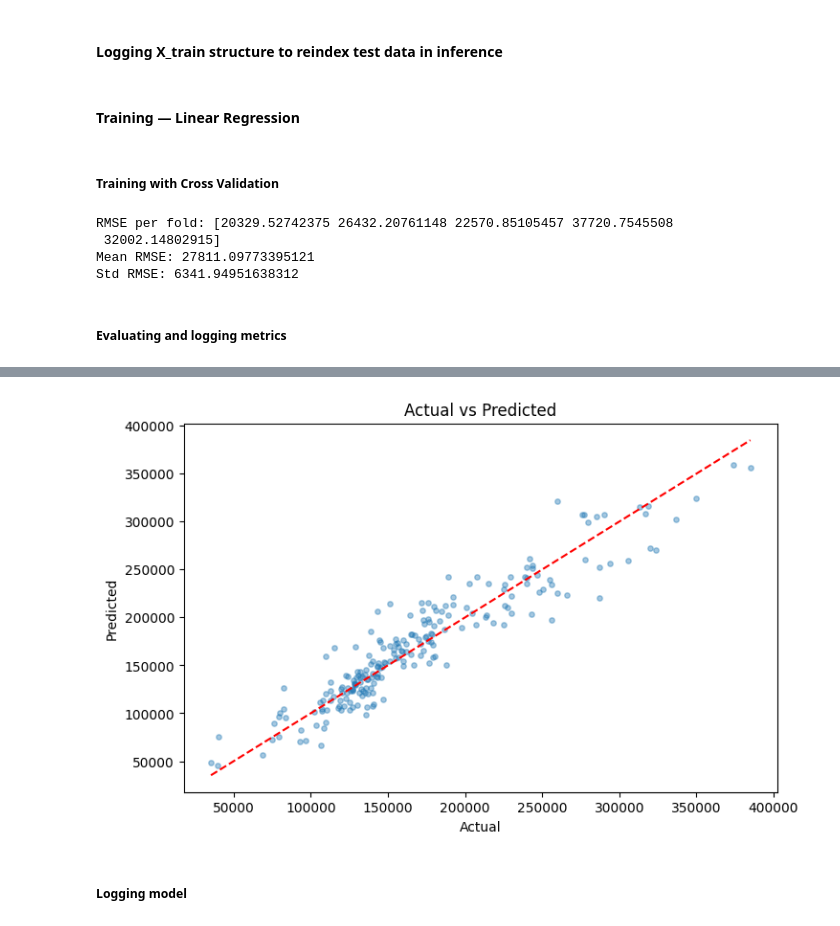
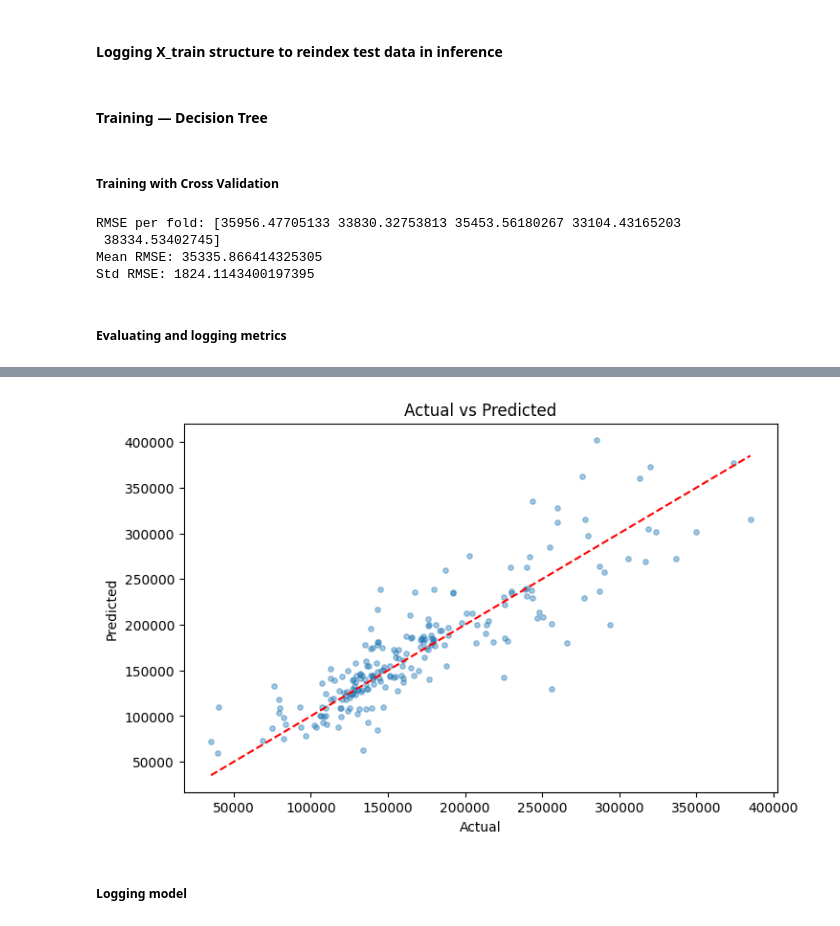
Before and after one commit to gbera23-dev/Machine-Learning, a Jupyter notebook: Assignment1/model_files/model_experiment.ipynb, the cells around one changed output, grey strips where cells are left out. Drawn from its saved outputs; the diff is of its cells as text; code cells hidden in the pictures.

Commit message:
ADD: added baseline decision tree model

```diff
--- a/Assignment1/model_files/model_experiment.ipynb
+++ b/Assignment1/model_files/model_experiment.ipynb
@@ -309,4 +273,0 @@ print(cardinality_dict)
-# %%
-dataset_df = pd.get_dummies(dataset_df, dtype=int, drop_first=True)
-dataset_df.info()
-mlflow.log_param("number of columns after OHE", dataset_df.columns.size)
@@ -451,17 +425,28 @@ with open('train_columns_optimized.json', 'w') as f:
     json.dump(list(X_train.columns), f)
 # %% [markdown]
-#### Training — Linear Regression
+#### Training — Decision Tree
 # %% [markdown]
 ##### Training with Cross Validation
 # %%
 from sklearn.model_selection import cross_val_score
-from sklearn.linear_model import Ridge
+from sklearn.tree import DecisionTreeRegressor
 import numpy as np
-model = Ridge(alpha = 2)
+
+tree_depth
+
+
+# baseline model — default parameters, no depth limit
+# max_depth=None means the tree grows until all leaves are pure
+model = DecisionTreeRegressor(random_state=42)
+
+mlflow.log_param("model", "DecisionTreeRegressor")
+mlflow.log_param("max_depth", "None (default)")
+mlflow.log_param("min_samples_split", 2)
+mlflow.log_param("min_samples_leaf", 1)
 
 scores = cross_val_score(model, X_train, y_train, cv=5, scoring='neg_root_mean_squared_error')
 
-rmse_scores = -scores # since root mean square returned by sklearn is negative
+rmse_scores = -scores
 mean_rmse = np.mean(rmse_scores)
 std_rmse = np.std(rmse_scores)
 
@@ -472,29 +457,19 @@ print(f"Std RMSE: {std_rmse}")
 mlflow.log_metric("mean_cv_rmse", mean_rmse)
 mlflow.log_metric("std_cv_rmse", std_rmse)
 # %% [output]
-RMSE per fold: [20329.52742375 26432.20761148 22570.85105457 37720.7545508
- 32002.14802915]
-Mean RMSE: 27811.09773395121
-Std RMSE: 6341.94951638312
+RMSE per fold: [35956.47705133 33830.32753813 35453.56180267 33104.43165203
+ 38334.53402745]
+Mean RMSE: 35335.866414325305
+Std RMSE: 1824.1143400197395
 # %% [markdown]
 ##### Evaluating and logging metrics
 # %%
 from sklearn.metrics import mean_squared_error, mean_absolute_error, r2_score
 
-#first fit the model on train data
-
 model.fit(X_train, y_train)
-
-#log the resulting model
-mlflow.sklearn.log_model(model, "linear_regression_baseline")
-
-
-#now predict on test data
 
 y_pred = model.predict(X_test)
 
-
-#now log the metrics
 test_rmse = np.sqrt(mean_squared_error(y_test, y_pred))
 test_mae = mean_absolute_error(y_test, y_pred)
 test_r2 = r2_score(y_test, y_pred)
@@ -502,8 +477,6 @@ test_r2 = r2_score(y_test, y_pred)
 mlflow.log_metric("test_rmse", test_rmse)
 mlflow.log_metric("test_mae", test_mae)
 mlflow.log_metric("test_r2", test_r2)
-
-# let's also see how this predictions look visually
 
 import matplotlib.pyplot as plt
 
@@ -521,4 +492,4 @@ mlflow.log_figure(fig, "actual_vs_predicted.png")
-[figure, old version]
+[figure, new version]
 # %% [markdown]
 ##### Logging model
 # %%
```
Also changed, not shown: parts of 20 cells of this notebook, 10 other files.
